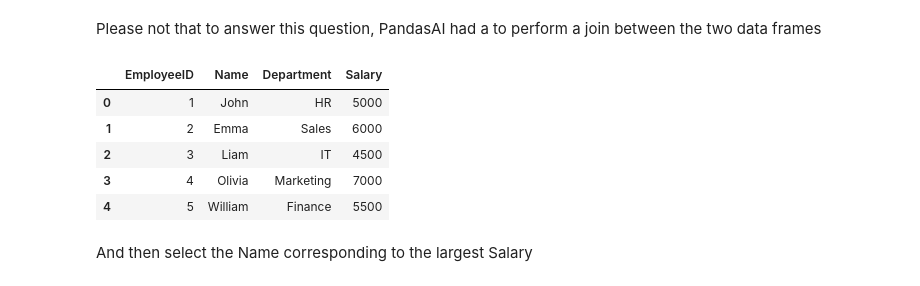
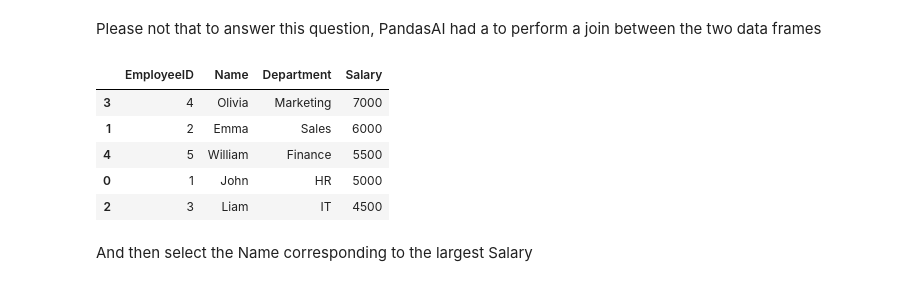
Before and after one commit to DataForScience/LLM4DS, a Jupyter notebook: 5. PandasAI.ipynb, the cells around one changed output. Drawn from its saved outputs; the diff is of its cells as text; code cells hidden in the pictures.

```diff
--- a/5. PandasAI.ipynb
+++ b/5. PandasAI.ipynb
@@ -153,14 +156,14 @@ lake.chat("Who gets paid the most?")
 Please not that to answer this question, PandasAI had a to perform a join between the two data frames
 # %%
 joint_df = employees_df.merge(salaries_df, on='EmployeeID')
-joint_df
+joint_df.sort_values('Salary', ascending=False)
 # %% [output]
 |  | EmployeeID | Name | Department | Salary |
+| 3 | 4 | Olivia | Marketing | 7000 |
+| 1 | 2 | Emma | Sales | 6000 |
+| 4 | 5 | William | Finance | 5500 |
 | 0 | 1 | John | HR | 5000 |
-| 1 | 2 | Emma | Sales | 6000 |
 | 2 | 3 | Liam | IT | 4500 |
-| 3 | 4 | Olivia | Marketing | 7000 |
-| 4 | 5 | William | Finance | 5500 |
 # %% [markdown]
 And then select the Name corresponding to the largest Salary
 # %%
```
Also changed, not shown: parts of 5 cells of this notebook, 5 other files.
